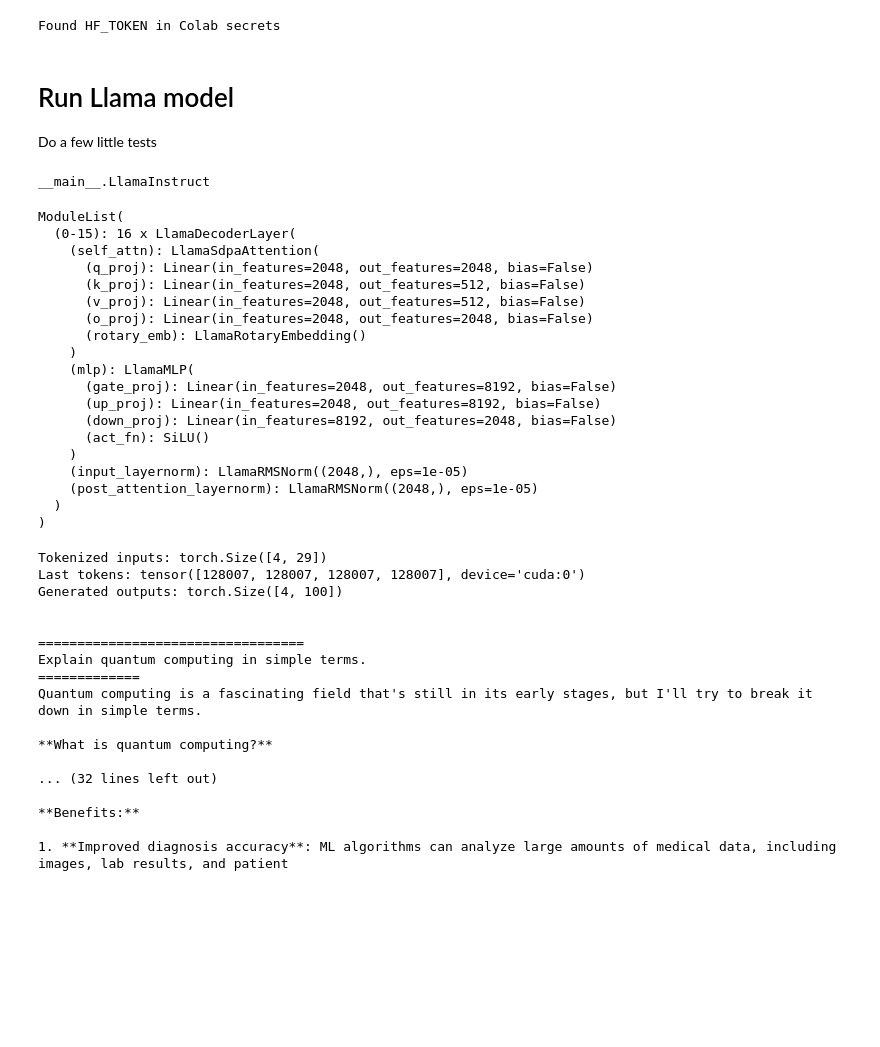
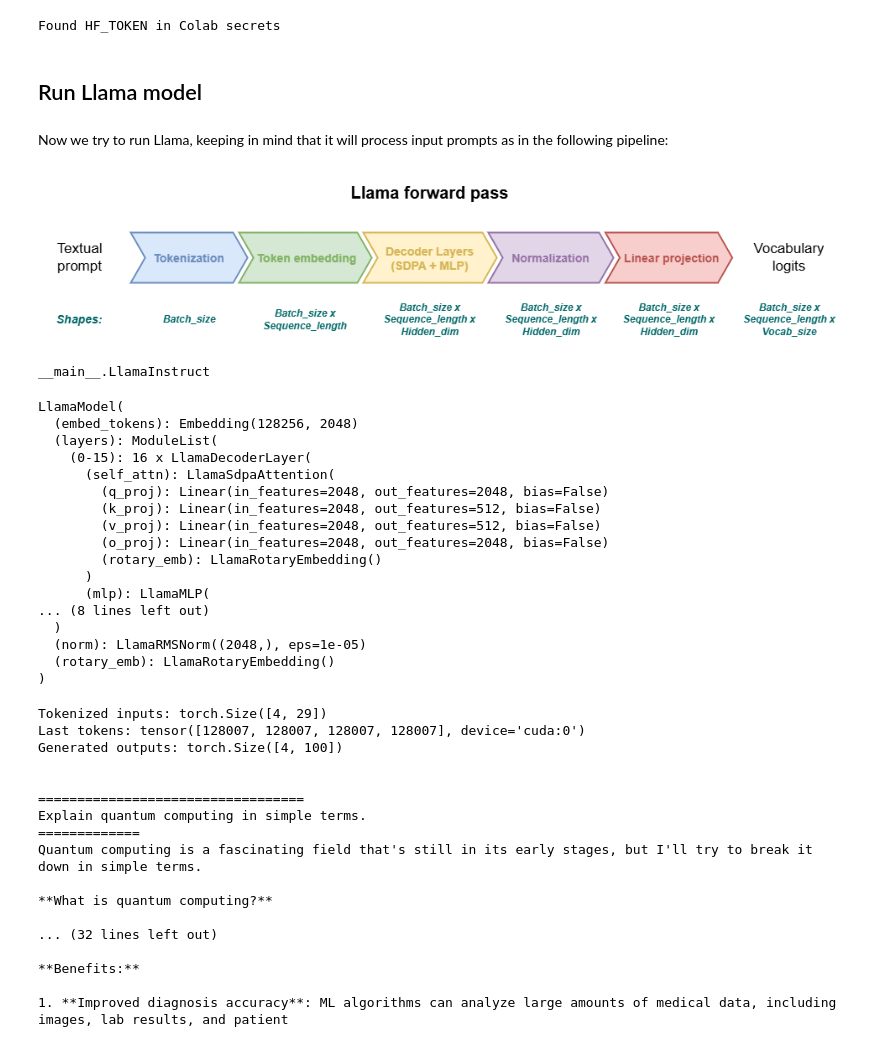
Before and after one commit to simonesestito/AML-project, a Jupyter notebook: 1_experiments_on_llama.ipynb, the cells around one changed output. Drawn from its saved outputs; the diff is of its cells as text; code cells hidden in the pictures; blank space fills up the shorter version.

```diff
--- a/1_experiments_on_llama.ipynb
+++ b/1_experiments_on_llama.ipynb
@@ -263,8 +264,13 @@ def pretty_print_output(output: LlamaResponse):
     print("=============")
     print(output.response)
 # %% [markdown]
-# Run Llama model
-Do a few little tests
+## Run Llama model
+# %% [markdown]
+Now we try to run Llama, keeping in mind that it will process input prompts as in the following pipeline:
+# %%
+display(Image(filename='./images/LlamaForwardPass.png', width=850, height=184))
+# %% [output]
+[figure, added]
 # %%
 llama = LlamaInstruct(model_name)#, model_args={"attn_implementation": "eager"})
 assert llama.device.type == 'cuda', 'The model should be running on a GPU. On CPU, it is impossible to run'
@@ -273,26 +279,24 @@ type(llama)
 # %% [output]
 __main__.LlamaInstruct
 # %%
-list(llama.model.children())[0].layers  # visualize the main stack of layers responsible for processing the input
+list(llama.model.children())[0] # visualize the main stack of layers responsible for processing the input
 # %% [output]
-ModuleList(
-  (0-15): 16 x LlamaDecoderLayer(
-    (self_attn): LlamaSdpaAttention(
-      (q_proj): Linear(in_features=2048, out_features=2048, bias=False)
-      (k_proj): Linear(in_features=2048, out_features=512, bias=False)
-      (v_proj): Linear(in_features=2048, out_features=512, bias=False)
-      (o_proj): Linear(in_features=2048, out_features=2048, bias=False)
-      (rotary_emb): LlamaRotaryEmbedding()
-    )
-    (mlp): LlamaMLP(
-      (gate_proj): Linear(in_features=2048, out_features=8192, bias=False)
-      (up_proj): Linear(in_features=2048, out_features=8192, bias=False)
-      (down_proj): Linear(in_features=8192, out_features=2048, bias=False)
-      (act_fn): SiLU()
-    )
-    (input_layernorm): LlamaRMSNorm((2048,), eps=1e-05)
-    (post_attention_layernorm): LlamaRMSNorm((2048,), eps=1e-05)
+LlamaModel(
+  (embed_tokens): Embedding(128256, 2048)
+  (layers): ModuleList(
+    (0-15): 16 x LlamaDecoderLayer(
+      (self_attn): LlamaSdpaAttention(
+        (q_proj): Linear(in_features=2048, out_features=2048, bias=False)
+        (k_proj): Linear(in_features=2048, out_features=512, bias=False)
+        (v_proj): Linear(in_features=2048, out_features=512, bias=False)
+        (o_proj): Linear(in_features=2048, out_features=2048, bias=False)
+        (rotary_emb): LlamaRotaryEmbedding()
+      )
+      (mlp): LlamaMLP(
+... (8 lines left out)
   )
+  (norm): LlamaRMSNorm((2048,), eps=1e-05)
+  (rotary_emb): LlamaRotaryEmbedding()
 )
 # %%
 # Sample prompts
```
Also changed, not shown: parts of 27 cells of this notebook, 5 other files.
